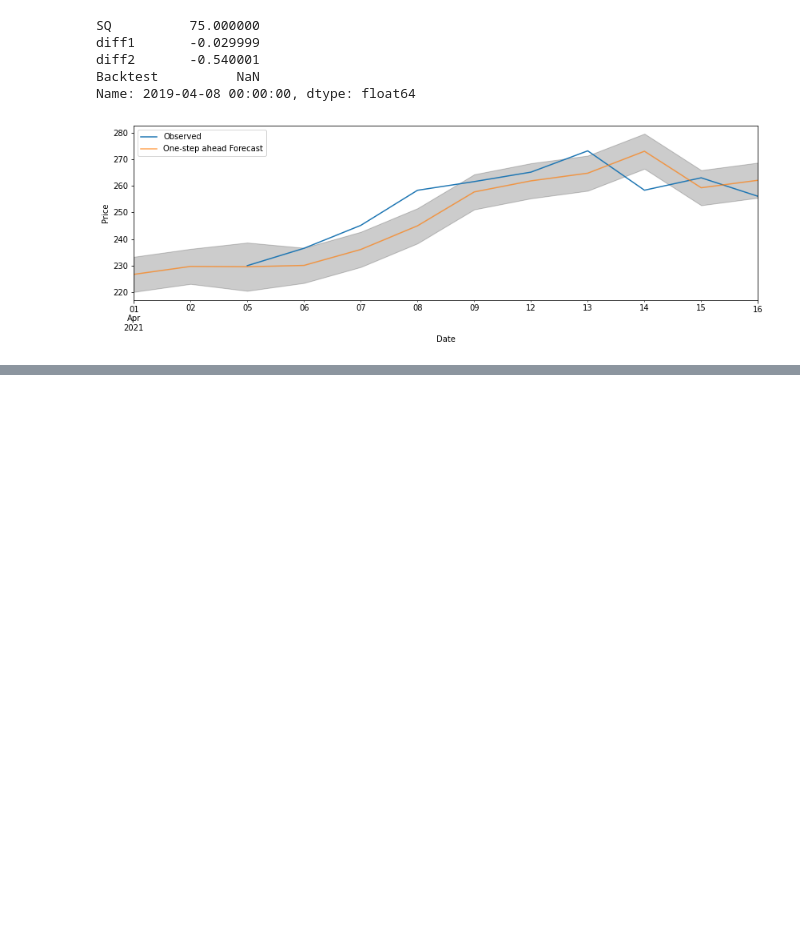
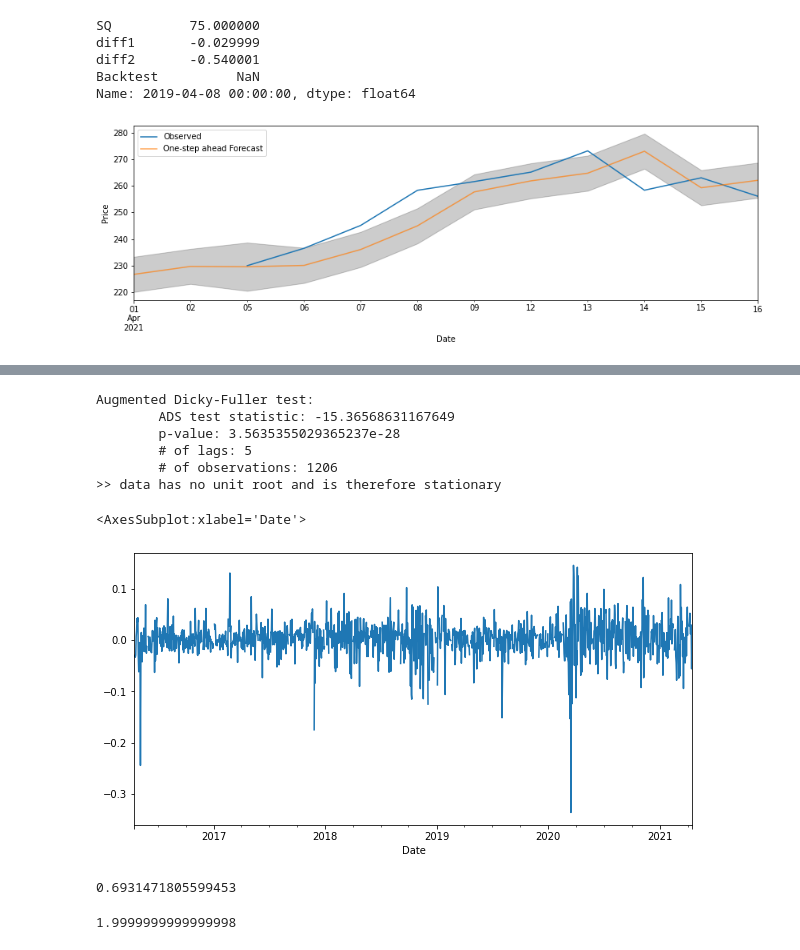
Before and after one commit to aloparev/arima, a Jupyter notebook: notebooks/ARIMA.ipynb, the cells around one changed output, grey strips where cells are left out. Saved outputs shown, nothing was run; the diff lists cells and outputs as text; code cells hidden in the pictures; blank space fills up the shorter version.

```diff
--- a/notebooks/ARIMA.ipynb
+++ b/notebooks/ARIMA.ipynb
@@ -657,0 +649,3 @@ Freq: B, Name: predicted_mean, dtype: float64
+# %%
+sqdf['log'] = np.log(sqdf[square])
+sqdf.head()
@@ -657,0 +660,21 @@ Freq: B, Name: predicted_mean, dtype: float64
+# %%
+sqdf['ldiff1'] = sqdf['log'].diff()
+adfuller_check(sqdf['ldiff1'].dropna())
+sqdf['ldiff1'].plot()
+# %% [output]
+Augmented Dicky-Fuller test:
+        ADS test statistic: -15.36568631167649
+        p-value: 3.5635355029365237e-28
+        # of lags: 5
+        # of observations: 1206
+>> data has no unit root and is therefore stationary
+<AxesSubplot:xlabel='Date'>
+[figure, added]
+# %%
+np.log(2)
+# %% [output]
+0.6931471805599453
+# %%
+np.e**0.6931471805599453
+# %% [output]
+1.9999999999999998
```
Also changed, not shown: parts of 15 cells of this notebook.
